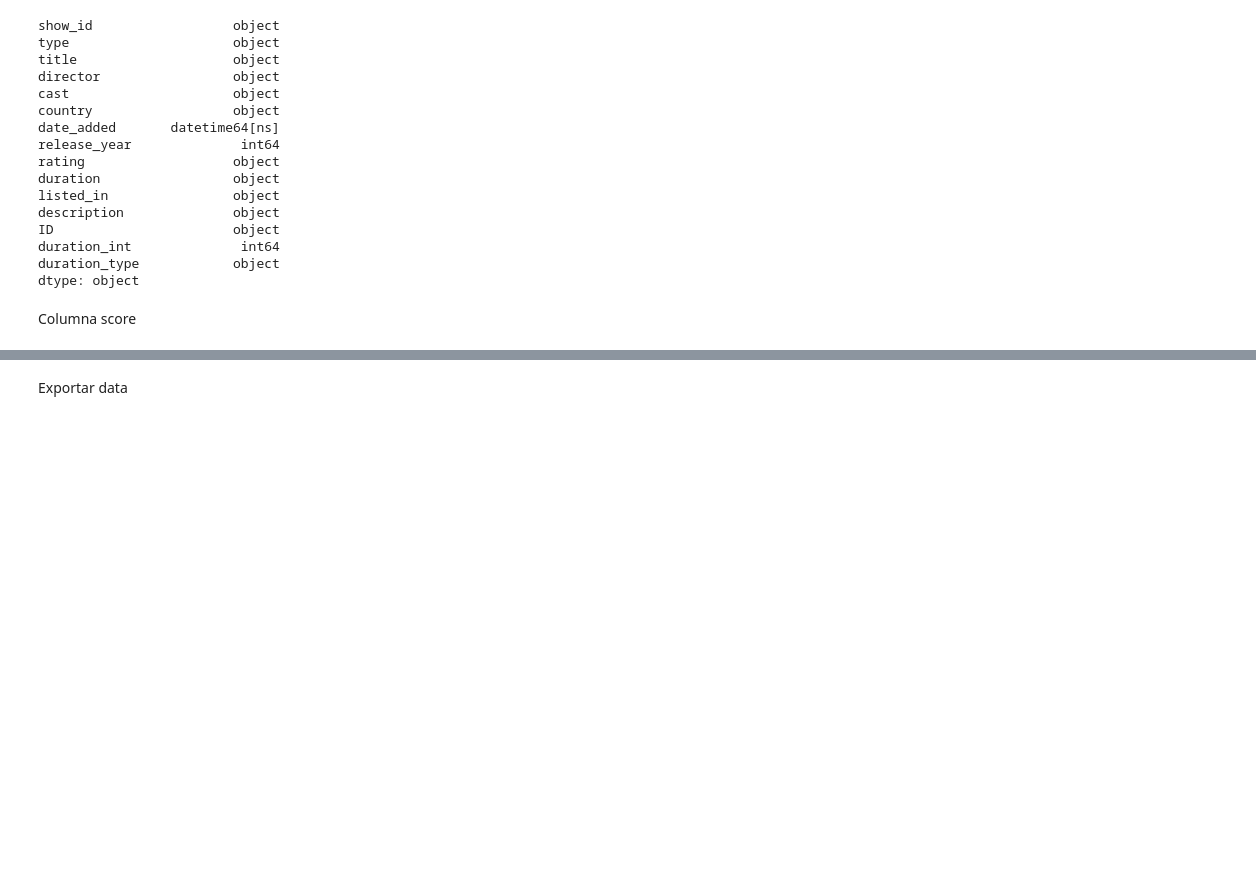
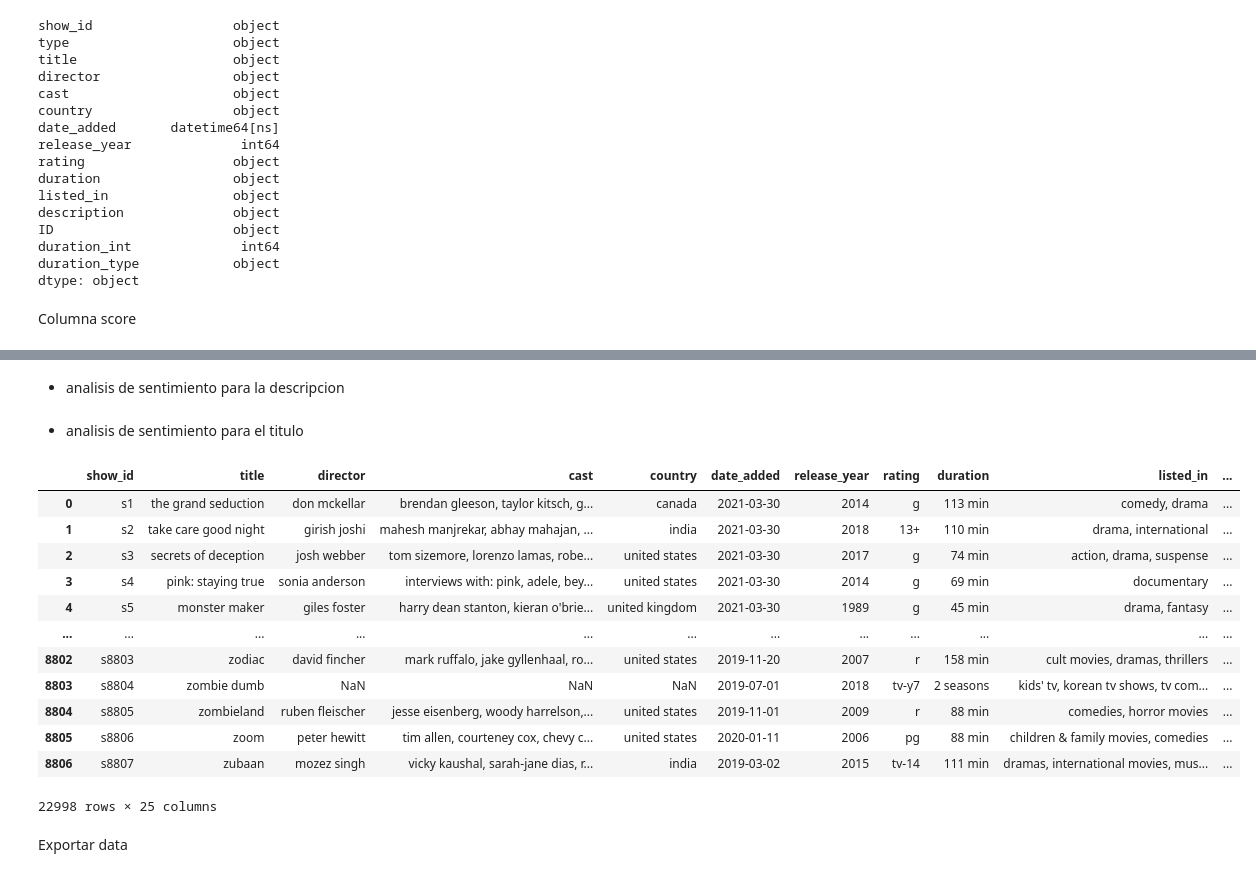
Before and after one commit to ElmerDaza/Api_Data_Movies, a Jupyter notebook: ETL.ipynb, the cells around one changed output, grey strips where cells are left out. Cells and saved outputs as stored; diff of their text form; code cells hidden in the pictures; blank space fills up the shorter version.

```diff
--- a/ETL.ipynb
+++ b/ETL.ipynb
@@ -545,3 +553,58 @@ score.head(5)
+# %% [markdown]
+* analisis de sentimiento para la descripcion
+# %%
+
+full_data['description']= full_data['description'].replace(np.nan,'')
+# %%
+
+#import numpy as np
+
+sia = SentimentIntensityAnalyzer()
+# Aplicar sia.polarity_scores a toda la columna 'description'
+sentimiento = full_data['description'].apply(sia.polarity_scores)
+# Asignar 'negative', 'positive' o 'neutral' en función del puntaje compuesto
+conditions = [    sentimiento.apply(lambda x: round(x['compound'],1)) < 0.0,
+    sentimiento.apply(lambda x: round(x['compound'],1)) > 0.0,
+    sentimiento.apply(lambda x: round(x['compound'],1)) == 0.0
+]
+choices = ['negative', 'positive', 'neutral']
+full_data['feeling_description'] = np.select(conditions, choices)
+# %%
+full_data = pd.concat([full_data,
+                    pd.get_dummies(full_data['feeling_description'],
+                                    prefix='description')],axis=1)
+# %% [markdown]
+* analisis de sentimiento para el titulo
+# %%
+full_data['title']= full_data['title'].replace(np.nan,'')
+# Aplicar sia.polarity_scores a toda la columna 'description'
+sentimiento = full_data['title'].apply(sia.polarity_scores)
+# Asignar 'negative', 'positive' o 'neutral' en función del puntaje compuesto
+conditions = [    sentimiento.apply(lambda x: round(x['compound'],1)) < 0.0,
+    sentimiento.apply(lambda x: round(x['compound'],1)) > 0.0,
+    sentimiento.apply(lambda x: round(x['compound'],1)) == 0.0
+]
+choices = ['negative', 'positive', 'neutral']
+full_data['feeling_title'] = np.select(conditions, choices)
+full_data = pd.concat([full_data,
+                    pd.get_dummies(full_data['feeling_title'],
+                                    prefix='title')],axis=1)
+# %%
+full_data
+# %% [output]
+|  | show_id | title | director | cast | country | date_added | release_year | rating | duration | listed_in | ... |
+| 0 | s1 | the grand seduction | don mckellar | brendan gleeson, taylor kitsch, g... | canada | 2021-03-30 | 2014 | g | 113 min | comedy, drama | ... |
+| 1 | s2 | take care good night | girish joshi | mahesh manjrekar, abhay mahajan, ... | india | 2021-03-30 | 2018 | 13+ | 110 min | drama, international | ... |
+| 2 | s3 | secrets of deception | josh webber | tom sizemore, lorenzo lamas, robe... | united states | 2021-03-30 | 2017 | g | 74 min | action, drama, suspense | ... |
+| 3 | s4 | pink: staying true | sonia anderson | interviews with: pink, adele, bey... | united states | 2021-03-30 | 2014 | g | 69 min | documentary | ... |
+| 4 | s5 | monster maker | giles foster | harry dean stanton, kieran o'brie... | united kingdom | 2021-03-30 | 1989 | g | 45 min | drama, fantasy | ... |
+| ... | ... | ... | ... | ... | ... | ... | ... | ... | ... | ... | ... |
+| 8802 | s8803 | zodiac | david fincher | mark ruffalo, jake gyllenhaal, ro... | united states | 2019-11-20 | 2007 | r | 158 min | cult movies, dramas, thrillers | ... |
+| 8803 | s8804 | zombie dumb | NaN | NaN | NaN | 2019-07-01 | 2018 | tv-y7 | 2 seasons | kids' tv, korean tv shows, tv com... | ... |
+| 8804 | s8805 | zombieland | ruben fleischer | jesse eisenberg, woody harrelson,... | united states | 2019-11-01 | 2009 | r | 88 min | comedies, horror movies | ... |
+| 8805 | s8806 | zoom | peter hewitt | tim allen, courteney cox, chevy c... | united states | 2020-01-11 | 2006 | pg | 88 min | children & family movies, comedies | ... |
+| 8806 | s8807 | zubaan | mozez singh | vicky kaushal, sarah-jane dias, r... | india | 2019-03-02 | 2015 | tv-14 | 111 min | dramas, international movies, mus... | ... |
+22998 rows × 25 columns
 # %% [markdown]
 Exportar data
 # %%
```
Also changed, not shown: parts of 5 cells of this notebook, 6 other files.
